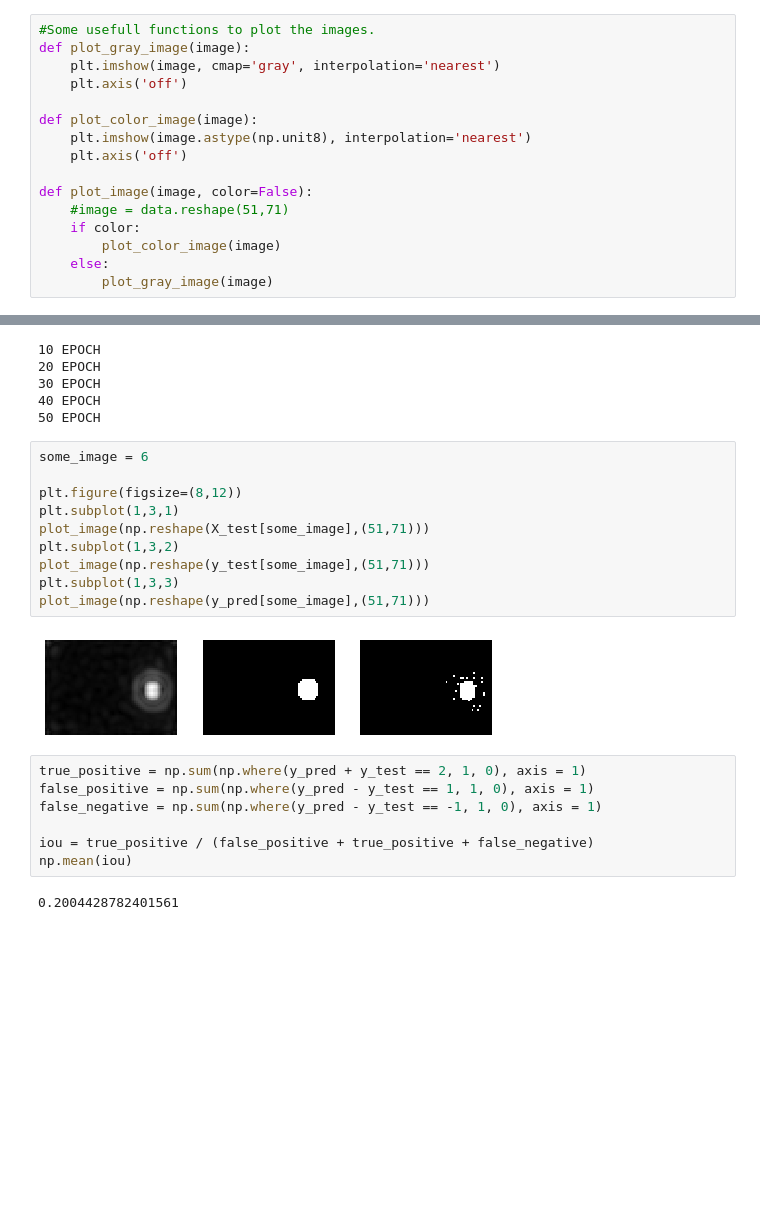
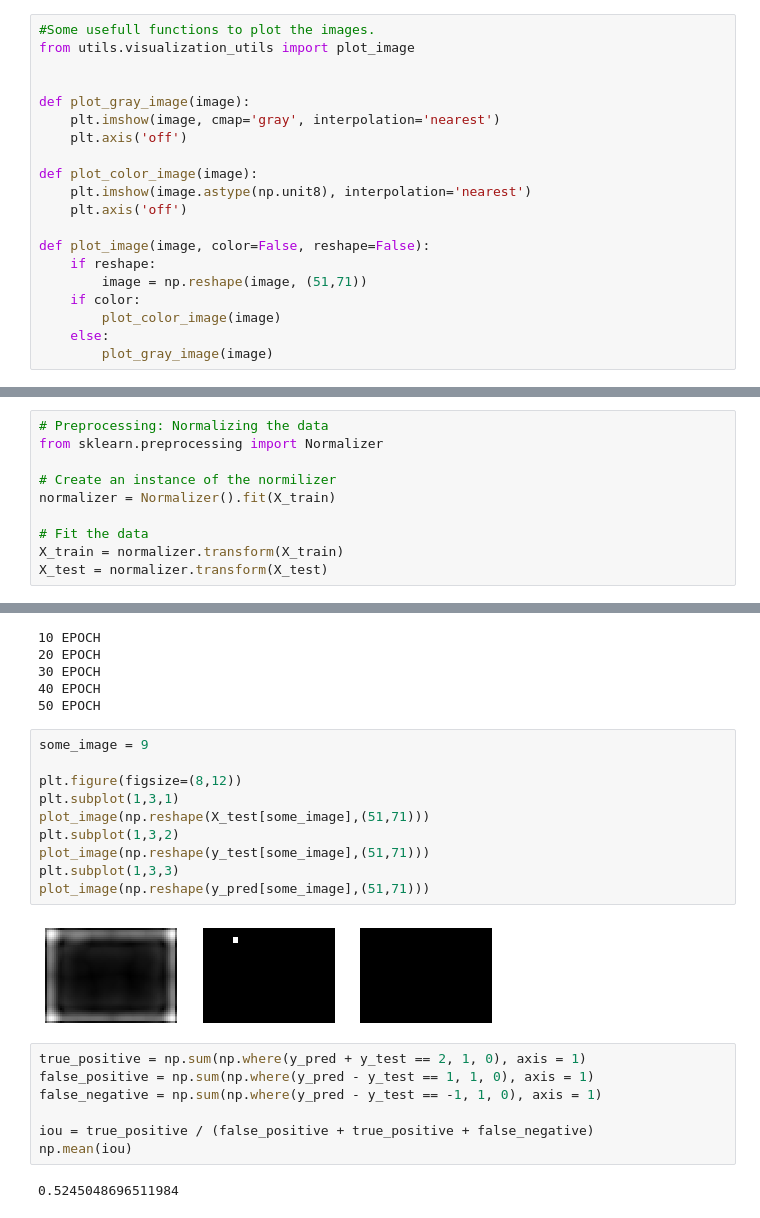
Before and after one commit to israfelsr/damage-detection, a Jupyter notebook: knn.ipynb, the cells around one changed output, grey strips where cells are left out. Cells and saved outputs as stored; diff of their text form; blank space fills up the shorter version.

```diff
--- a/knn.ipynb
+++ b/knn.ipynb
@@ -60,6 +60,9 @@ Test labels shape:  (600, 51, 71)
 ### Exploring the data
 # %%
 #Some usefull functions to plot the images.
+from utils.visualization_utils import plot_image
+
+
 def plot_gray_image(image):
     plt.imshow(image, cmap='gray', interpolation='nearest')
     plt.axis('off')
@@ -68,8 +71,9 @@ def plot_color_image(image):
     plt.imshow(image.astype(np.unit8), interpolation='nearest')
     plt.axis('off')
 
-def plot_image(image, color=False):
-    #image = data.reshape(51,71)
+def plot_image(image, color=False, reshape=False):
+    if reshape:
+        image = np.reshape(image, (51,71))
     if color:
         plot_color_image(image)
     else:
@@ -107,6 +117,16 @@ print(y_train.shape, y_test.shape)
 # %% [output]
 (2400, 3621) (50, 3621)
 (2400, 3621) (50, 3621)
+# %%
+# Preprocessing: Normalizing the data
+from sklearn.preprocessing import Normalizer
+
+# Create an instance of the normilizer
+normalizer = Normalizer().fit(X_train)
+
+# Fit the data
+X_train = normalizer.transform(X_train)
+X_test = normalizer.transform(X_test)
 # %% [markdown]
 Now, the data is ready to be passed trought a classifier. We will try to use the kNN to classify whether a pixel in an index image is part of the damage zone or not. Just remember that this classifier consist in two steps:
 - It calculates the distance between the analized pixel and the training data.
@@ -171,17 +191,17 @@ y_pred = knn_clf.predict_labels(dists, k=5)
 40 EPOCH
 50 EPOCH
 # %%
-some_image = 6
+some_image = 9
 
 plt.figure(figsize=(8,12))
 plt.subplot(1,3,1)
 plot_image(np.reshape(X_test[some_image],(51,71)))
 plt.subplot(1,3,2)
 plot_image(np.reshape(y_test[some_image],(51,71)))
 plt.subplot(1,3,3)
 plot_image(np.reshape(y_pred[some_image],(51,71)))
 # %% [output]
-[figure, old version]
+[figure, new version]
 # %%
 true_positive = np.sum(np.where(y_pred + y_test == 2, 1, 0), axis = 1)
 false_positive = np.sum(np.where(y_pred - y_test == 1, 1, 0), axis = 1)
@@ -190,4 +210,4 @@ false_negative = np.sum(np.where(y_pred - y_test == -1, 1, 0), axis = 1)
 iou = true_positive / (false_positive + true_positive + false_negative)
 np.mean(iou)
 # %% [output]
-0.2004428782401561
+0.5245048696511984
```
Also changed, not shown: parts of 14 cells of this notebook.
